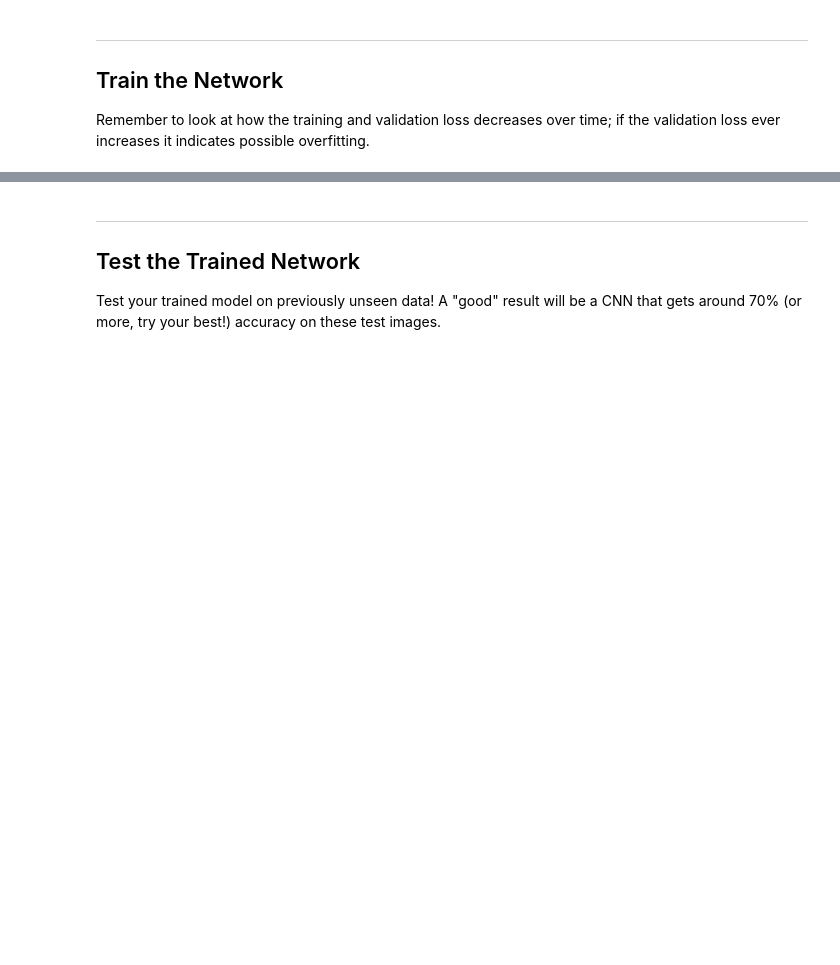
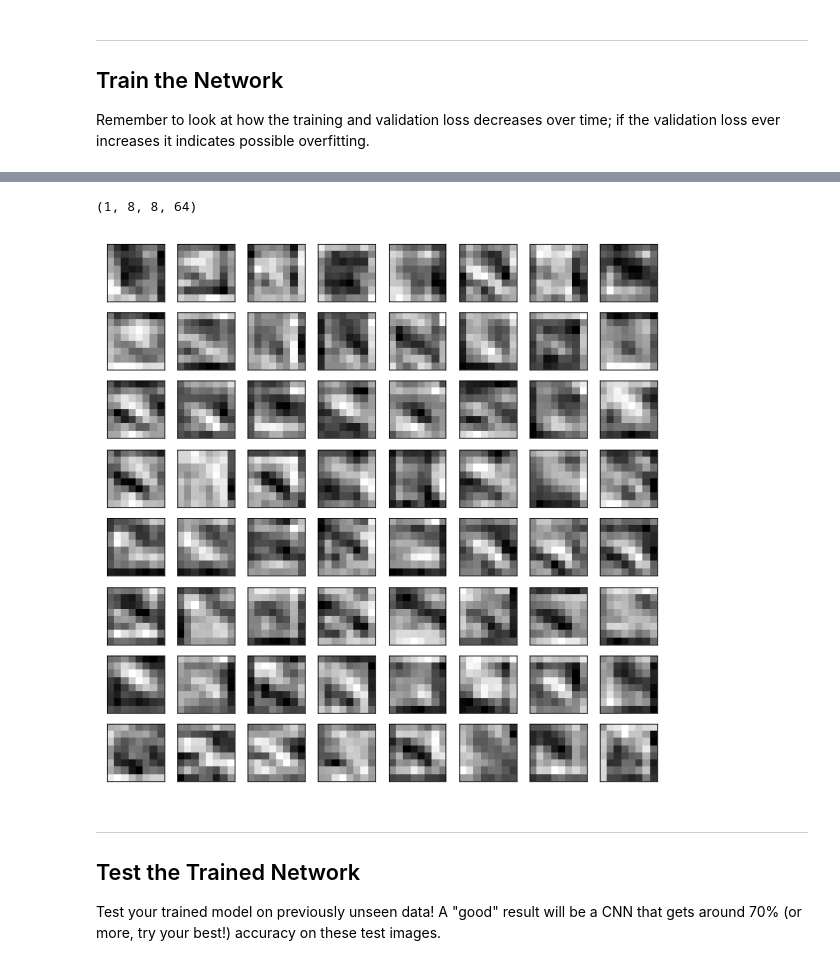
Before and after one commit to 153079019shariq/Udacity-DeepLearning, a Jupyter notebook: convolutional-neural-networks/cifar-cnn/cifar10_cnn_exercise.ipynb, the cells around one changed output, grey strips where cells are left out. Saved outputs shown, nothing was run; the diff lists cells and outputs as text; code cells hidden in the pictures; blank space fills up the shorter version.

Commit message:
Added the CNN visualization in pytorch taken hint from book of machine learning mastery

```diff
--- a/convolutional-neural-networks/cifar-cnn/cifar10_cnn_exercise.ipynb
+++ b/convolutional-neural-networks/cifar-cnn/cifar10_cnn_exercise.ipynb
@@ -255,2 +494,4 @@ for epoch in range(1, n_epochs+1):
 # %%
-model.load_state_dict(torch.load('model_cifar.pt'))
+model_scat2 = Net1()
+model_scat2.load_state_dict(torch.load('model_cifar_my_model.pt'))
+print(model_scat2)
@@ -256,0 +516,22 @@ model.load_state_dict(torch.load('model_cifar.pt'))
+# %%
+dataiter = iter(train_loader)
+images, labels = dataiter.next()
+#print(images[0].numpy().shape)
+#op1,op2,op3,op4 = model_visual(images[0])
+#print(op4.shape)
+from PIL import Image
+
+
+for name, param in model.named_parameters():
+    print(name, param.size())
+
+
+
+dic ={}
+x = images[0].unsqueeze(0)
+print(x.shape)
+for i,j in model_scat2.net._modules.items():
+    print(i)
+    x = j(x)
+    dic[i] =x
+    print(i,x.shape)
@@ -257,3 +556,24 @@ model.load_state_dict(torch.load('model_cifar.pt'))
+# %%
+feature_maps = dic["conv6"].detach().numpy()
+feature_maps = feature_maps.transpose(0,2,3,1)
+print(feature_maps.shape)
+square = 8
+ix = 1
+plt.figure(figsize=(10,10))
+for _ in range(square):
+  for _ in range(square):
+     # specify subplot and turn of axis
+     ax = plt.subplot(square, square, ix)
+     ax.set_xticks([])
+     ax.set_yticks([])
+     # plot filter channel in grayscale
+     plt.imshow(feature_maps[0, :, :, ix-1], cmap='gray')
+     ix += 1
+# show the figure
+plt.show()
+# %% [output]
+(1, 8, 8, 64)
+[figure, added]
 # %% [markdown]
 ---
 ## Test the Trained Network
```
Also changed, not shown: parts of 16 cells of this notebook, 2 other files.
